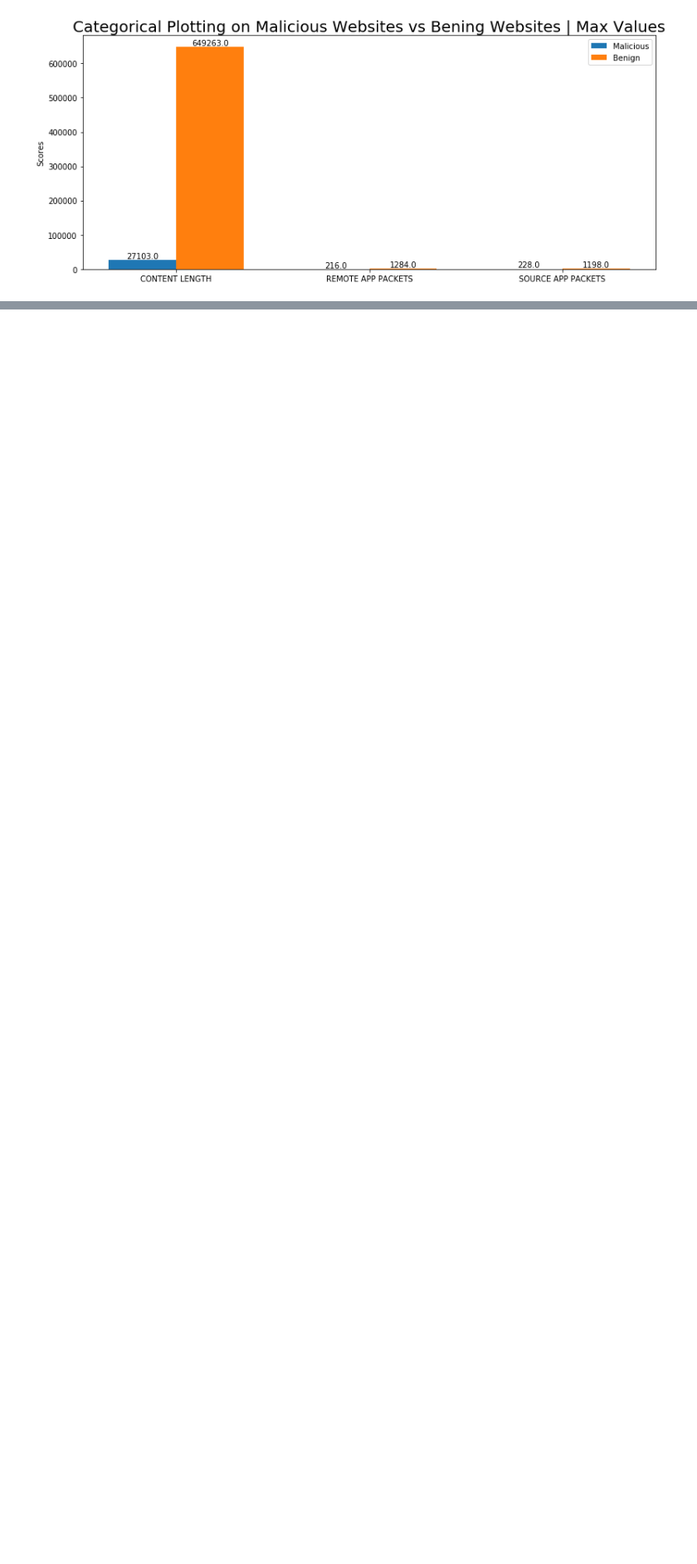
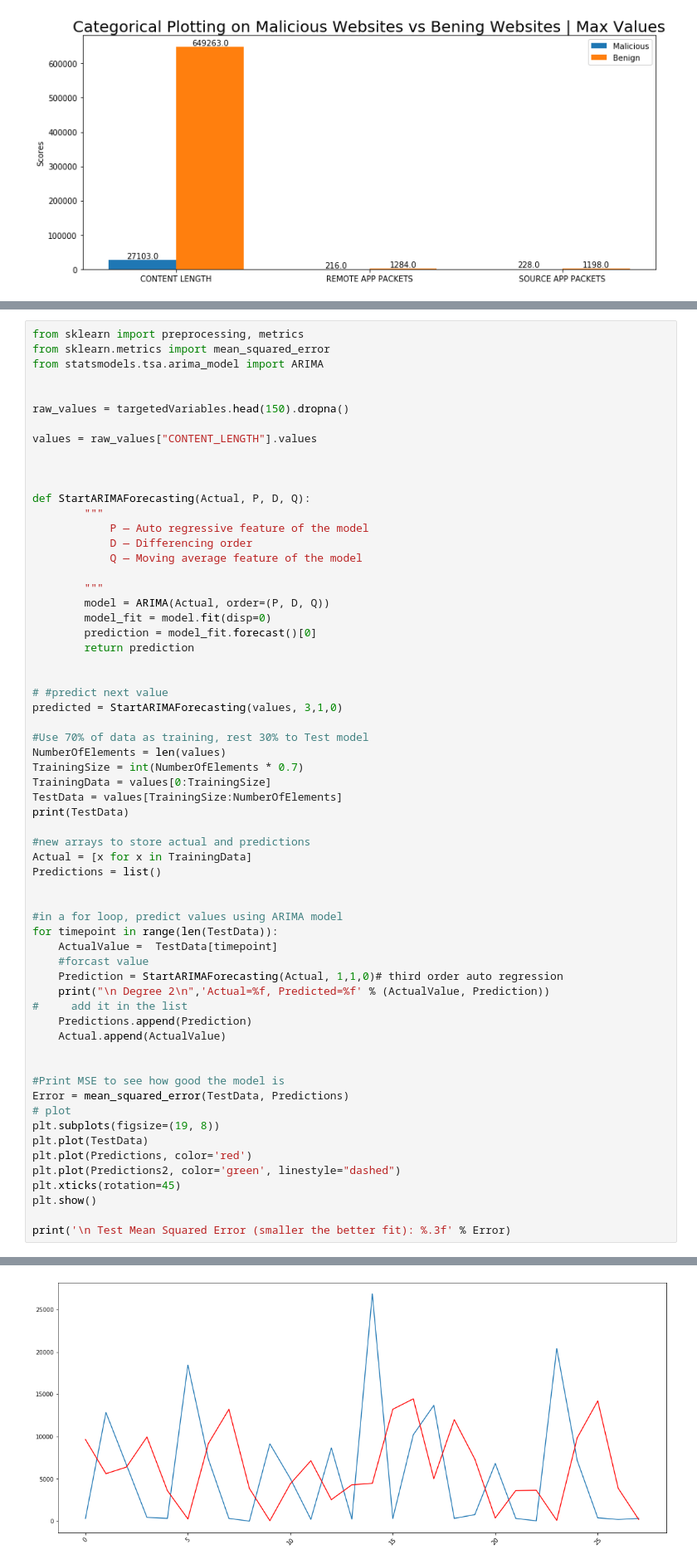
Before and after one commit to francose/maliciousWebSiteAnalysis, a Jupyter notebook: analysisMaliciousWebsites.ipynb, the cells around one changed output, grey strips where cells are left out. Shown: that part at 83% size. Cells and saved outputs as stored; diff of their text form; blank space fills up the shorter version.

```diff
--- a/analysisMaliciousWebsites.ipynb
+++ b/analysisMaliciousWebsites.ipynb
@@ -456,0 +485,63 @@ plt.show()
+# %%
+from sklearn import preprocessing, metrics
+from sklearn.metrics import mean_squared_error
+from statsmodels.tsa.arima_model import ARIMA
+
+
+raw_values = targetedVariables.head(150).dropna()
+
+values = raw_values["CONTENT_LENGTH"].values
+
+
+
+def StartARIMAForecasting(Actual, P, D, Q):
+        """
+            P — Auto regressive feature of the model
+            D — Differencing order
+            Q — Moving average feature of the model
+
+        """
+        model = ARIMA(Actual, order=(P, D, Q))
+        model_fit = model.fit(disp=0)
+        prediction = model_fit.forecast()[0]
+        return prediction
+
+
+# #predict next value
+predicted = StartARIMAForecasting(values, 3,1,0)
+
+#Use 70% of data as training, rest 30% to Test model
+NumberOfElements = len(values)
+TrainingSize = int(NumberOfElements * 0.7)
+TrainingData = values[0:TrainingSize]
+TestData = values[TrainingSize:NumberOfElements]
+print(TestData)
+
+#new arrays to store actual and predictions
+Actual = [x for x in TrainingData]
+Predictions = list()
+
+
+#in a for loop, predict values using ARIMA model
+for timepoint in range(len(TestData)):
+    ActualValue =  TestData[timepoint]
+    #forcast value
+    Prediction = StartARIMAForecasting(Actual, 1,1,0)# third order auto regression
+    print("\n Degree 2\n",'Actual=%f, Predicted=%f' % (ActualValue, Prediction))
+#     add it in the list
+    Predictions.append(Prediction)
+    Actual.append(ActualValue)
+
+
+#Print MSE to see how good the model is
+Error = mean_squared_error(TestData, Predictions)
+# plot
+plt.subplots(figsize=(19, 8))
+plt.plot(TestData)
+plt.plot(Predictions, color='red')
+plt.plot(Predictions2, color='green', linestyle="dashed")
+plt.xticks(rotation=45)
+plt.show()
+
+print('\n Test Mean Squared Error (smaller the better fit): %.3f' % Error)
+# %% [output]
@@ -456,0 +565 @@ plt.show()
+[figure, added]
```
Also changed, not shown: parts of 14 cells of this notebook, 2 other files.
